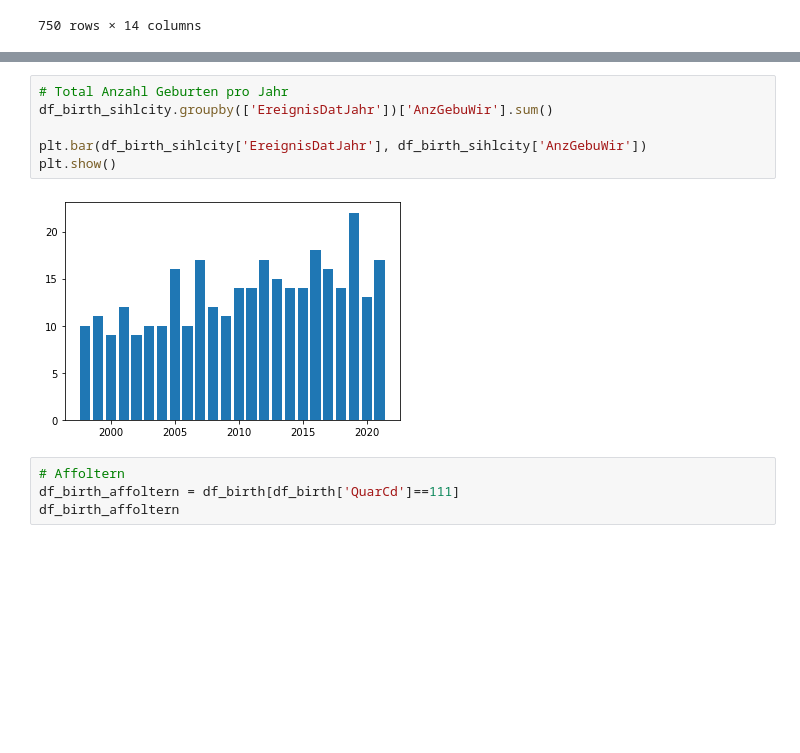
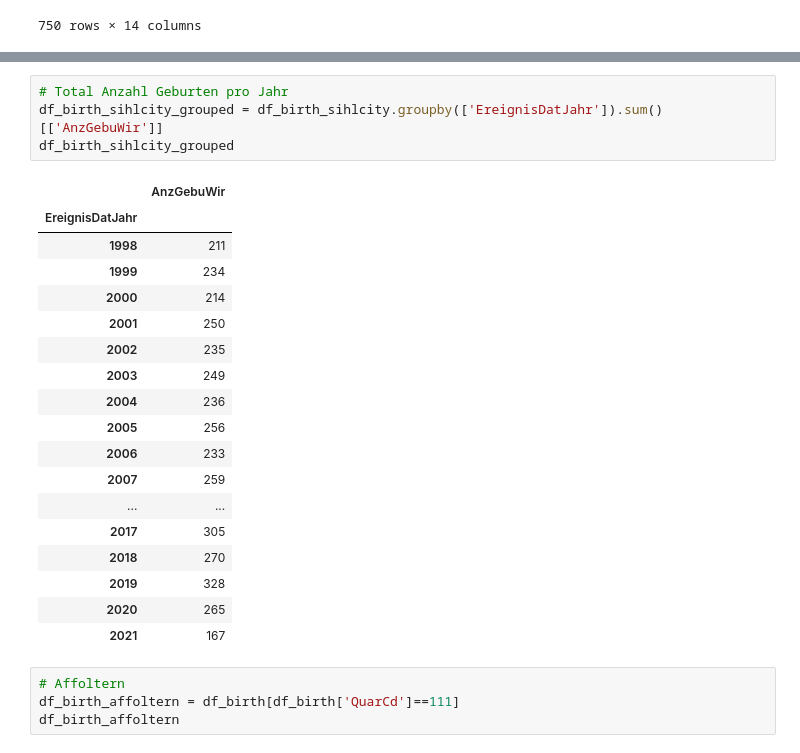
Before and after one commit to EbruDulak/CAS-INFE-21.12-Scripting-Project, a Jupyter notebook: ScriptingKitaProject.ipynb, the cells around one changed output, grey strips where cells are left out. Saved outputs shown, nothing was run; the diff lists cells and outputs as text; blank space fills up the shorter version.

```diff
--- a/ScriptingKitaProject.ipynb
+++ b/ScriptingKitaProject.ipynb
@@ -242,11 +325,26 @@ df_birth_sihlcity
 # %%
 # Total Anzahl Geburten pro Jahr
-df_birth_sihlcity.groupby(['EreignisDatJahr'])['AnzGebuWir'].sum()
-
-plt.bar(df_birth_sihlcity['EreignisDatJahr'], df_birth_sihlcity['AnzGebuWir'])
-plt.show()
+df_birth_sihlcity_grouped = df_birth_sihlcity.groupby(['EreignisDatJahr']).sum()[['AnzGebuWir']]
+df_birth_sihlcity_grouped
 # %% [output]
-[figure, removed]
+|  | AnzGebuWir |
+| EreignisDatJahr |  |
+| 1998 | 211 |
+| 1999 | 234 |
+| 2000 | 214 |
+| 2001 | 250 |
+| 2002 | 235 |
+| 2003 | 249 |
+| 2004 | 236 |
+| 2005 | 256 |
+| 2006 | 233 |
+| 2007 | 259 |
+| ... | ... |
+| 2017 | 305 |
+| 2018 | 270 |
+| 2019 | 328 |
+| 2020 | 265 |
+| 2021 | 167 |
 # %%
 # Affoltern
 df_birth_affoltern = df_birth[df_birth['QuarCd']==111]
```
Also changed, not shown: parts of 12 cells of this notebook.
